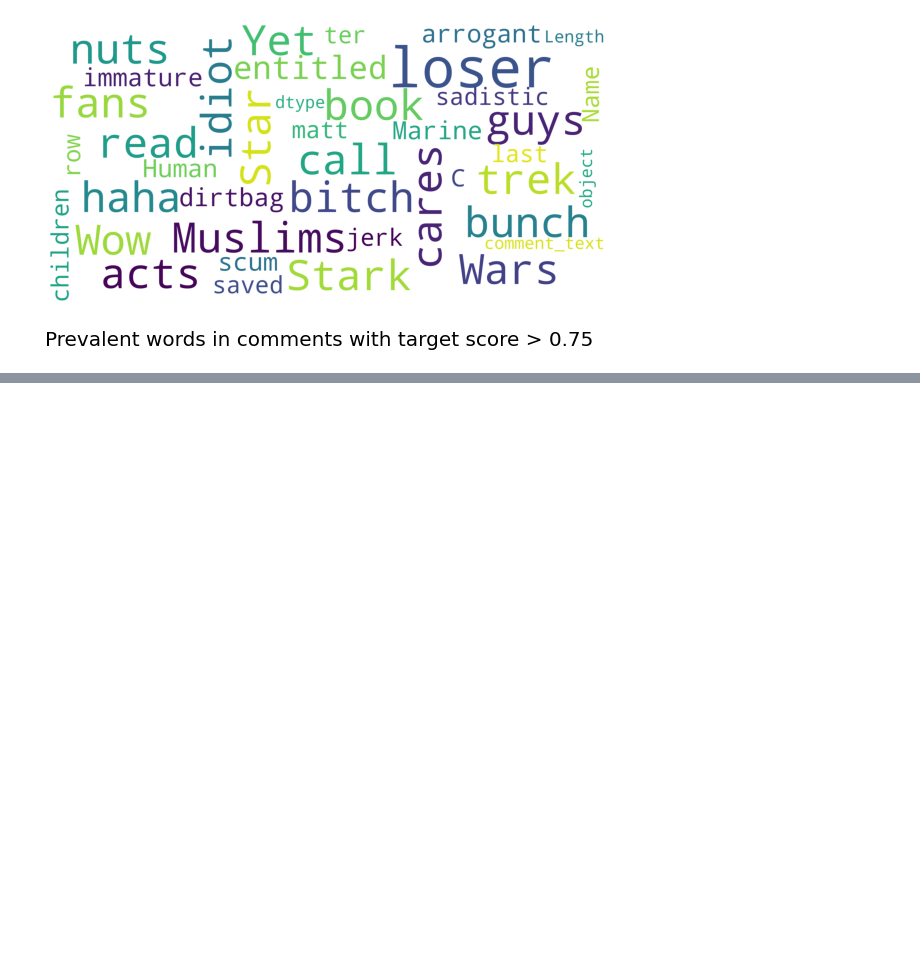
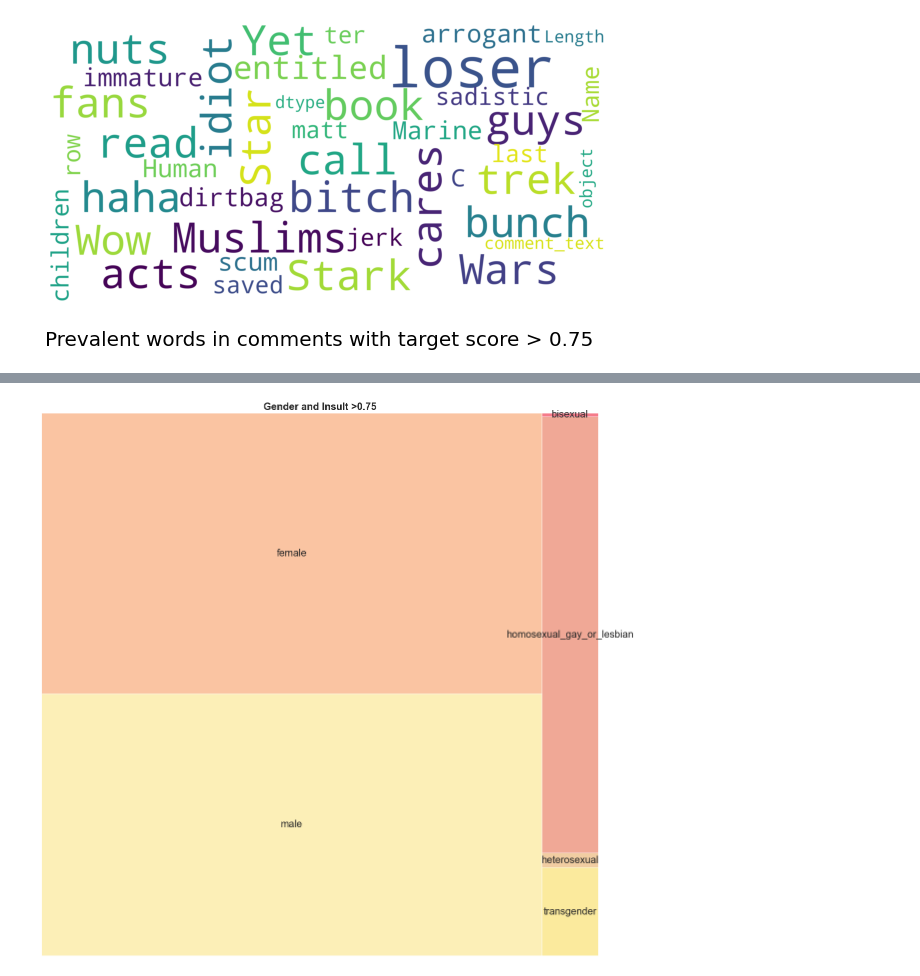
Before and after one commit to dvh549/Text_Mining, a Jupyter notebook: Toxic Comments.ipynb, the cells around one changed output, grey strips where cells are left out. Drawn from its saved outputs; the diff is of its cells as text; code cells hidden in the pictures; blank space fills up the shorter version.

```diff
--- a/Toxic Comments.ipynb
+++ b/Toxic Comments.ipynb
@@ -296,0 +391,13 @@ show_wordcloud(toxic_train.loc[toxic_train['target'] > 0.75]['comment_text'],
+# %%
+colors=['#fae588','#f79d65','#f9dc5c','#e8ac65','#e76f51','#ef233c','#b7094c']
+# %%
+sns.set_style(style="whitegrid") # set seaborn plot style
+sizes= gender_data_insult["values"].values# proportions of the categories
+label=gender_data_insult["label"]
+squarify.plot(sizes=sizes, label=label, alpha=0.6, color=colors, text_kwargs={'fontsize':20})
+plt.rcParams["figure.figsize"] = [15,15]
+plt.title("Gender and Insult >0.75",fontsize=20,fontweight="bold")
+plt.axis('off')
+plt.show()
+# %% [output]
+[figure, added]
```
Also changed, not shown: parts of 19 cells of this notebook.
